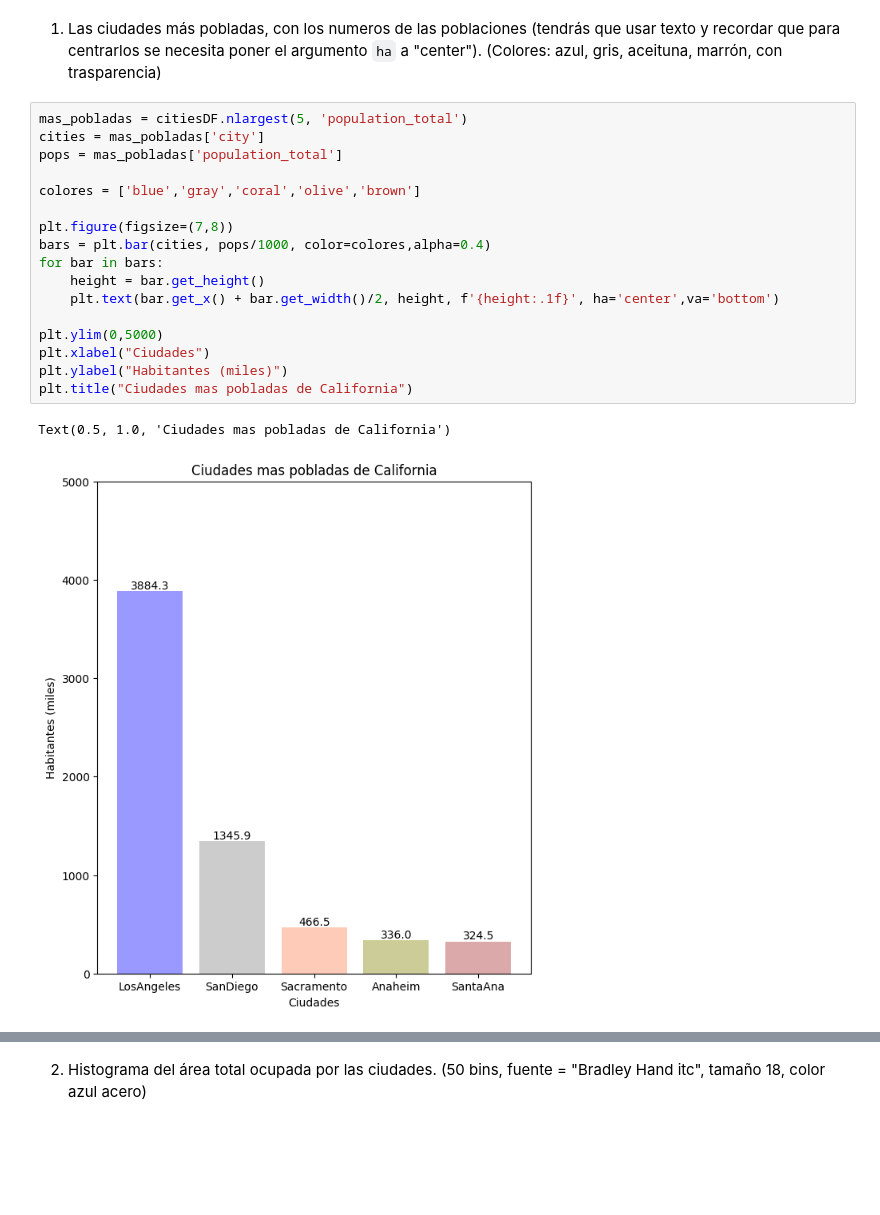
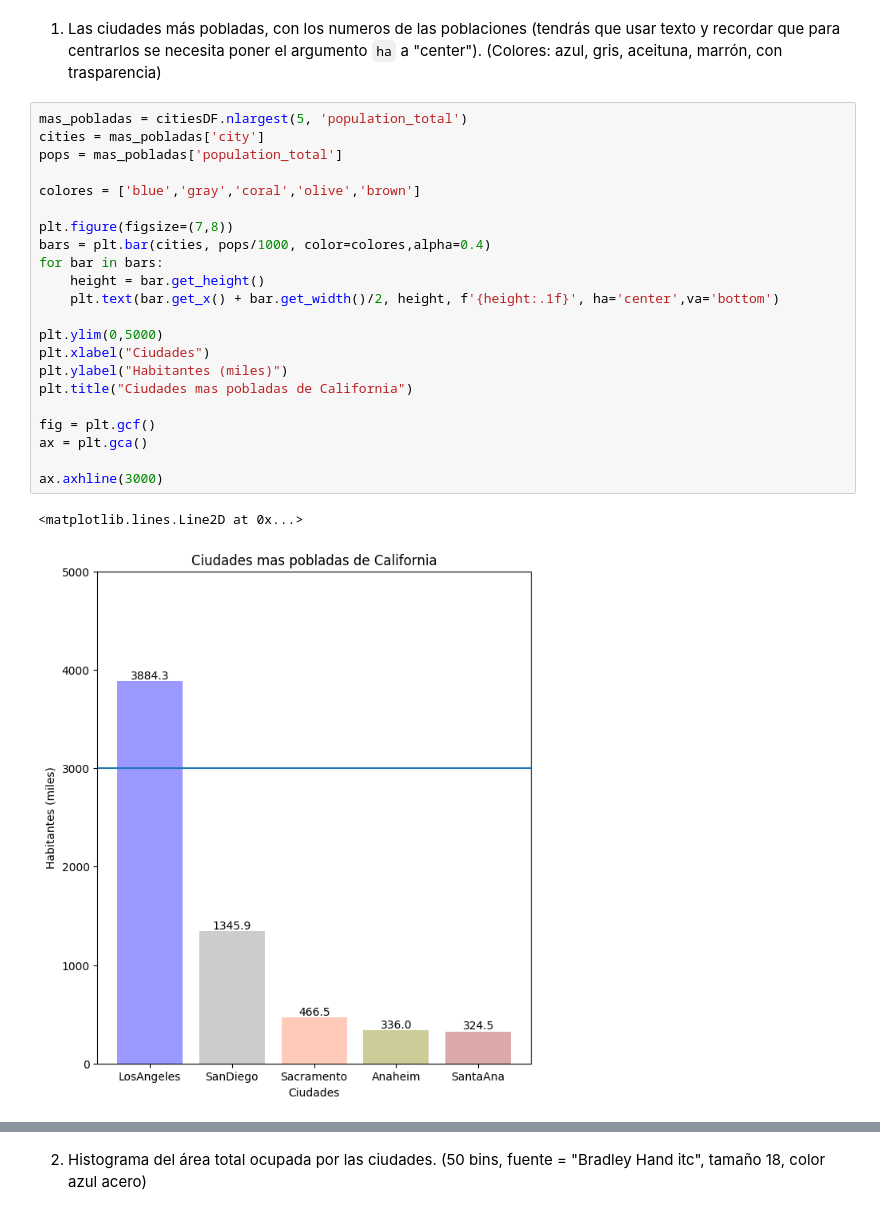
Before and after one commit to mailliwJ/ONLINE_DS_THEBRIDGE_exercises, a Jupyter notebook: 03_Analisis_de_Datos/Sprint_08/Unidad_01/Practica_Obligatoria/18_Practica_Obligatoria_Visualizacion_Basica.ipynb, the cells around one changed output, grey strips where cells are left out. Saved outputs shown, nothing was run; the diff lists cells and outputs as text; blank space fills up the shorter version.

```diff
--- a/03_Analisis_de_Datos/Sprint_08/Unidad_01/Practica_Obligatoria/18_Practica_Obligatoria_Visualizacion_Basica.ipynb
+++ b/03_Analisis_de_Datos/Sprint_08/Unidad_01/Practica_Obligatoria/18_Practica_Obligatoria_Visualizacion_Basica.ipynb
@@ -97,20 +102,25 @@ Recrea la siguiente figura, para ello construye en apartados separados cada grá
 # %%
 mas_pobladas = citiesDF.nlargest(5, 'population_total')
 cities = mas_pobladas['city']
 pops = mas_pobladas['population_total']
 
 colores = ['blue','gray','coral','olive','brown']
 
 plt.figure(figsize=(7,8))
 bars = plt.bar(cities, pops/1000, color=colores,alpha=0.4)
 for bar in bars:
     height = bar.get_height()
     plt.text(bar.get_x() + bar.get_width()/2, height, f'{height:.1f}', ha='center',va='bottom')
 
 plt.ylim(0,5000)
 plt.xlabel("Ciudades")
 plt.ylabel("Habitantes (miles)")
 plt.title("Ciudades mas pobladas de California")
+
+fig = plt.gcf()
+ax = plt.gca()
+
+ax.axhline(3000)
 # %% [output]
-Text(0.5, 1.0, 'Ciudades mas pobladas de California')
+<matplotlib.lines.Line2D at 0x...>
-[figure, old version]
+[figure, new version]
```
Also changed, not shown: parts of 7 cells of this notebook, 2 other files.
